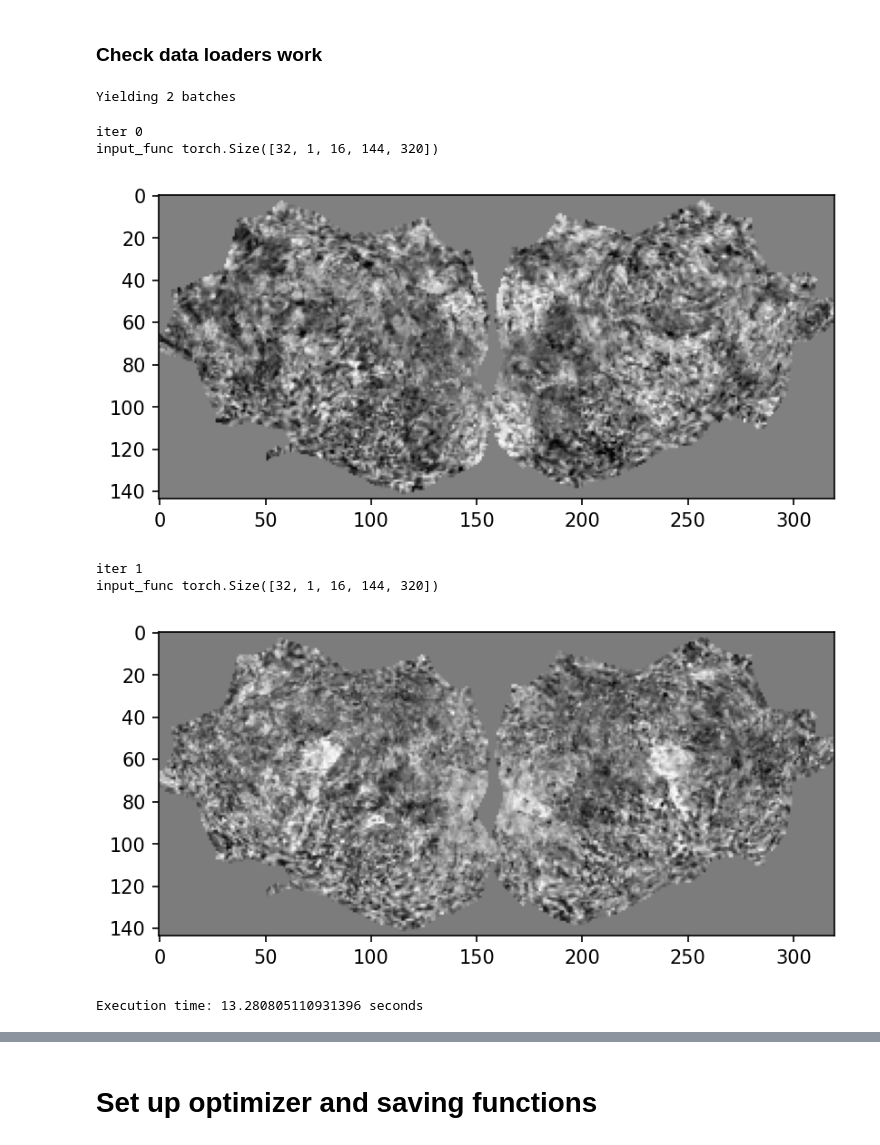
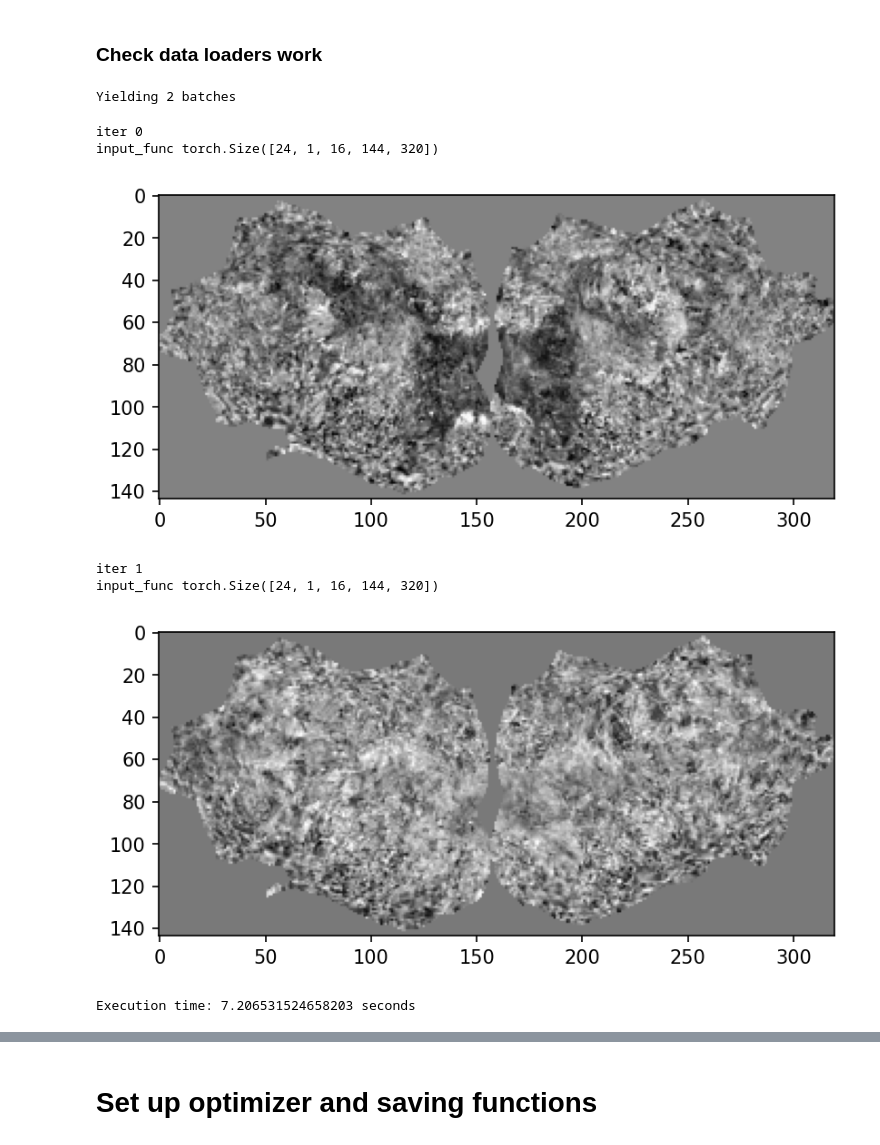
Before and after one commit to MedARC-AI/fMRI-foundation-model, a Jupyter notebook: src/mindeye_finetuning.ipynb, the cells around one changed output, grey strips where cells are left out. Cells and saved outputs as stored; diff of their text form; code cells hidden in the pictures.

```diff
--- a/src/mindeye_finetuning.ipynb
+++ b/src/mindeye_finetuning.ipynb
@@ -154,23 +155,9 @@ device = cuda distributed = False num_devices = 1 local rank = 0 world size = 1
 # %% [markdown]
 ## Create dataset and data loaders
 # %%
-num_samples_per_epoch = 30000
-
+# IGNORE BELOW, I PRE-FETCHED ALL THE TRAINING SAMPLES AND SAVED THEM TO AN HDF5 FILE, SHOWN IN BELOW CODE BLOCK #
+num_samples_per_epoch = 27000
 flat_mask = load_nsd_flat_mask()
 flat_mask_visual = load_nsd_flat_mask_visual()
-
 num_batches = num_samples_per_epoch // (num_devices * batch_size)
 print("num_batches", num_batches)
-
-train_dataset = create_nsd_flat(root=nsd_flat_path,
-                frames=num_frames, shuffle=True,
-                gsr=gsr, mindeye_only=True, only_shared1000=False)
-
-train_dl = wds.WebLoader(
-    train_dataset.batched(batch_size, partial=False),
-    batch_size=None,
-    shuffle=False,
-    num_workers=num_workers,
-    pin_memory=True,
-)
-train_dl = train_dl.with_epoch(num_batches)
@@ -306,32 +363,33 @@ change mask to visual cortex only
 # %%
 if utils.is_interactive():
     start_time = time.time()
     num_it = 2
     print(f"Yielding {num_it} batches")
 
     for i, batch in enumerate(tqdm(train_dl, total=num_batches)):
-        input_func = batch[0]
+        indices = batch[0]
+        input_func = flatmaps[indices]
 
         if i >= num_it:
             break
         print("iter",i)
         print("input_func", input_func.shape)
 
         plt.imshow(input_func[0,0,0], cmap='gray')
         plt.show()
 
     end_time = time.time()
     execution_time = end_time - start_time
     print(f"Execution time: {execution_time} seconds")
 # %% [output]
 Yielding 2 batches
 iter 0
-input_func torch.Size([32, 1, 16, 144, 320])
+input_func torch.Size([24, 1, 16, 144, 320])
-[figure, old version]
+[figure, new version]
 iter 1
-input_func torch.Size([32, 1, 16, 144, 320])
+input_func torch.Size([24, 1, 16, 144, 320])
-[figure, old version]
+[figure, new version]
-Execution time: 13.280805110931396 seconds
+Execution time: 7.206531524658203 seconds
 # %%
 # Load 73k NSD images
 data_path = "/weka/proj-medarc/shared/mindeyev2_dataset"
```
Also changed, not shown: parts of 15 cells of this notebook, 6 other files.
